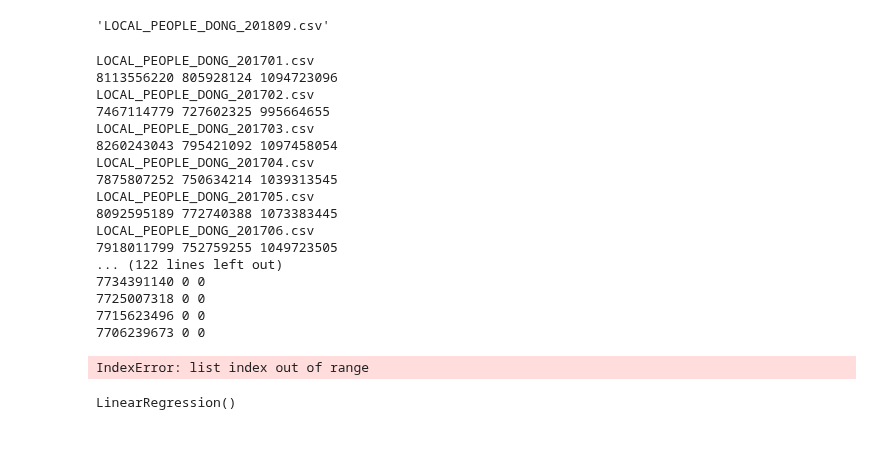
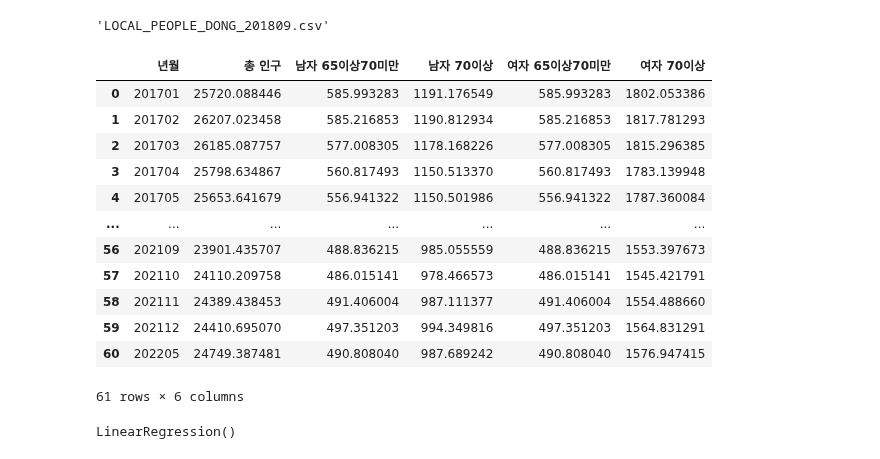
Before and after one commit to lg960214/DACON_Seoul_6, a Jupyter notebook: analysis_elders.ipynb, the cells around one changed output. Saved outputs shown, nothing was run; the diff lists cells and outputs as text; code cells hidden in the pictures.

```diff
--- a/analysis_elders.ipynb
+++ b/analysis_elders.ipynb
@@ -200,10 +200,12 @@ target_dir = "/content/drive/MyDrive/DL_data/DACON6/서울시 인구 거주/서
 fname_list = os.listdir("/content/drive/MyDrive/DL_data/DACON6/서울시 인구 거주/서울시 행정동 단위 생활인구/")
 fname_list.sort(reverse=False)
 
-total_pop_list = []
-old_m_list = []
-old_w_list = []
-ave_old_list = []
+year_ = []
+total_population = []
+m_btw_65_70 = []
+m_upper_70 = []
+w_btw_65_70 = []
+w_upper_70 = []
 
 encode = None
 
@@ -215,45 +217,34 @@ for fname in tqdm.tqdm(fname_list):
 
     df = pd.read_csv(target_dir+'/'+fname, engine='python', index_col=False, encoding=encode)
 
-    old_men_population = df.loc[:,['남자60세부터64세생활인구수', '남자65세부터69세생활인구수', '남자70세이상생활인구수']].sum().sum(axis=0).astype(int)
-    old_women_population = df.loc[:, ['여자60세부터64세생활인구수', '여자65세부터69세생활인구수', '여자70세이상생활인구수']].sum().sum(axis=0).astype(int)
-    total_population = df['총생활인구수'].sum(axis=0).astype(int)
+    m_65_70 = df['남자65세부터69세생활인구수'].mean()*1000
+    m_70 = df['남자70세이상생활인구수'].mean()*1000
+    w_65_70 = df['남자65세부터69세생활인구수'].mean()*1000
+    w_70 = df['여자70세이상생활인구수'].mean()*1000
+    total_ = df['총생활인구수'].mean()*1000
 
-    old_m_list.append(old_men_population)
-    old_w_list.append(old_women_population)
-    total_pop_list.append(total_population)
-    ave_old_list.append(int((old_men_population+old_women_population)/2))
-
-for factor in fname_list:
-    process = factor.split('_')
-    process = process[3].split('.')
+    m_btw_65_70.append(m_65_70)
+    m_upper_70.append(m_70)
+    w_btw_65_70.append(w_65_70)
+    w_upper_70.append(w_70)
+    total_population.append(total_)
+    year_.append(fname.split('_')[3][:6])
-# %%
-for i in range(100):
-    try:
-        print(fname_list[i])
-        print(total_pop_list[i], old_m_list[i], old_w_list[i])
-    except:
-        print(total_pop_list[i], old_m_list[i], old_w_list[i])
-        pass
-# %% [output]
-LOCAL_PEOPLE_DONG_201701.csv
-8113556220 805928124 1094723096
-LOCAL_PEOPLE_DONG_201702.csv
-7467114779 727602325 995664655
-LOCAL_PEOPLE_DONG_201703.csv
-8260243043 795421092 1097458054
-LOCAL_PEOPLE_DONG_201704.csv
-7875807252 750634214 1039313545
-LOCAL_PEOPLE_DONG_201705.csv
-8092595189 772740388 1073383445
-LOCAL_PEOPLE_DONG_201706.csv
-7918011799 752759255 1049723505
-... (122 lines left out)
-7734391140 0 0
-7725007318 0 0
-7715623496 0 0
-7706239673 0 0
-IndexError: list index out of range
+# %%
+df_pop = pd.DataFrame(zip(year_, total_population, m_btw_65_70, m_upper_70, w_btw_65_70, w_upper_70), columns= ['년월', '총 인구', '남자 65이상70미만', '남자 70이상', '여자 65이상70미만', '여자 70이상'])
+# %% [output]
+|  | 년월 | 총 인구 | 남자 65이상70미만 | 남자 70이상 | 여자 65이상70미만 | 여자 70이상 |
+| 0 | 201701 | 25720.088446 | 585.993283 | 1191.176549 | 585.993283 | 1802.053386 |
+| 1 | 201702 | 26207.023458 | 585.216853 | 1190.812934 | 585.216853 | 1817.781293 |
+| 2 | 201703 | 26185.087757 | 577.008305 | 1178.168226 | 577.008305 | 1815.296385 |
+| 3 | 201704 | 25798.634867 | 560.817493 | 1150.513370 | 560.817493 | 1783.139948 |
+| 4 | 201705 | 25653.641679 | 556.941322 | 1150.501986 | 556.941322 | 1787.360084 |
+| ... | ... | ... | ... | ... | ... | ... |
+| 56 | 202109 | 23901.435707 | 488.836215 | 985.055559 | 488.836215 | 1553.397673 |
+| 57 | 202110 | 24110.209758 | 486.015141 | 978.466573 | 486.015141 | 1545.421791 |
+| 58 | 202111 | 24389.438453 | 491.406004 | 987.111377 | 491.406004 | 1554.488660 |
+| 59 | 202112 | 24410.695070 | 497.351203 | 994.349816 | 497.351203 | 1564.831291 |
+| 60 | 202205 | 24749.387481 | 490.808040 | 987.689242 | 490.808040 | 1576.947415 |
+61 rows × 6 columns
 # %%
 x_label = []
 x_label_pred = []
```
Also changed, not shown: 1 other file.
